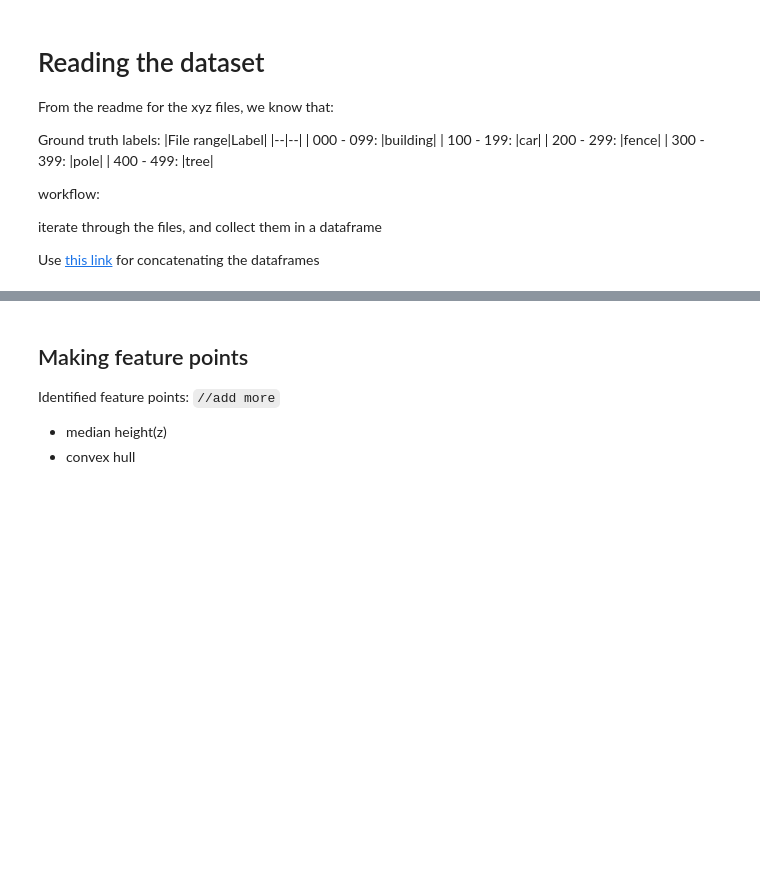
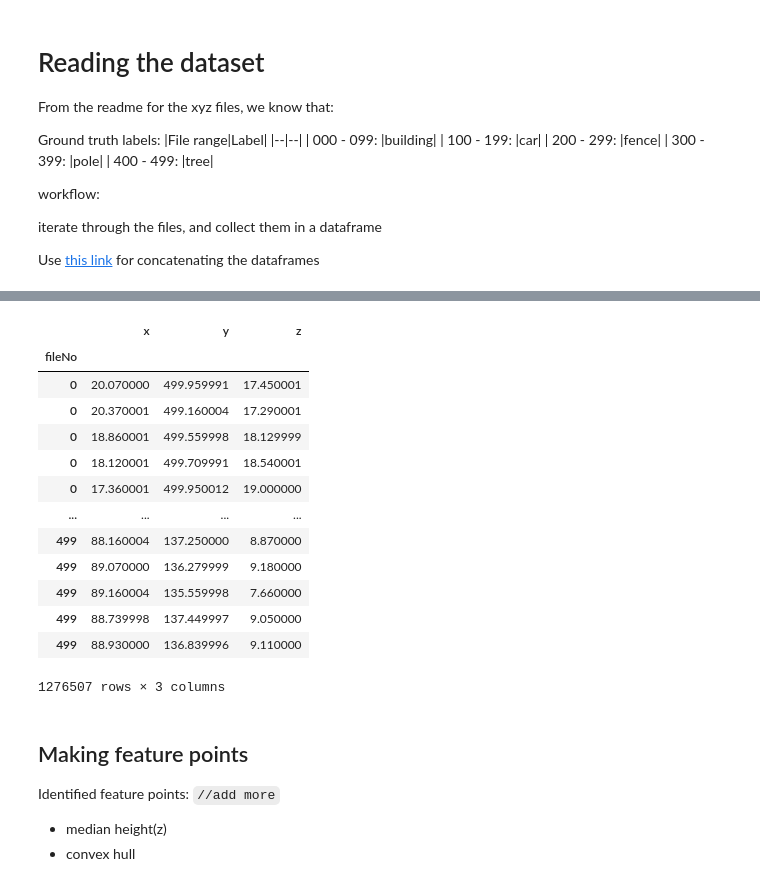
Before and after one commit to pratyush1611/GEO5017_Assignments, a Jupyter notebook: asg01.ipynb, the cells around one changed output, grey strips where cells are left out. Cells and saved outputs as stored; diff of their text form; code cells hidden in the pictures; blank space fills up the shorter version.

```diff
--- a/asg01.ipynb
+++ b/asg01.ipynb
@@ -82,3 +107,20 @@ allPointsDF.head()
+# %%
+allPointsDF.set_index('fileNo').loc[:,'x':'z']
+# %% [output]
+|  | x | y | z |
+| fileNo |  |  |  |
+| 0 | 20.070000 | 499.959991 | 17.450001 |
+| 0 | 20.370001 | 499.160004 | 17.290001 |
+| 0 | 18.860001 | 499.559998 | 18.129999 |
+| 0 | 18.120001 | 499.709991 | 18.540001 |
+| 0 | 17.360001 | 499.950012 | 19.000000 |
+| ... | ... | ... | ... |
+| 499 | 88.160004 | 137.250000 | 8.870000 |
+| 499 | 89.070000 | 136.279999 | 9.180000 |
+| 499 | 89.160004 | 135.559998 | 7.660000 |
+| 499 | 88.739998 | 137.449997 | 9.050000 |
+| 499 | 88.930000 | 136.839996 | 9.110000 |
+1276507 rows × 3 columns
 # %%
 # save to pickle file
 allPointsDF.to_pickle('./scene_objects/compressedData.pkl')
```
Also changed, not shown: parts of 3 cells of this notebook.
